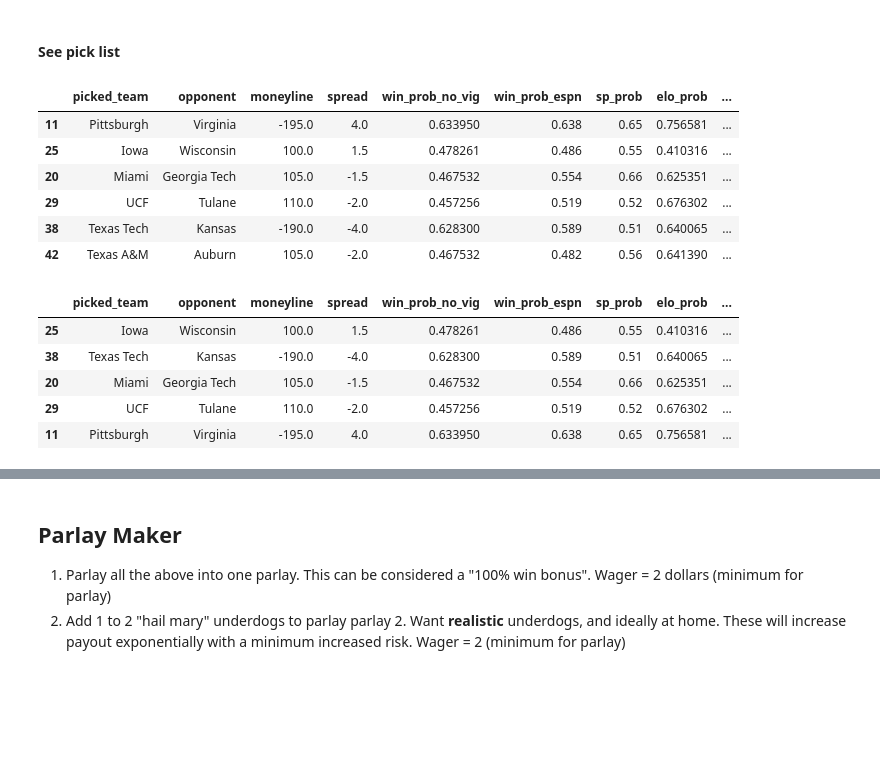
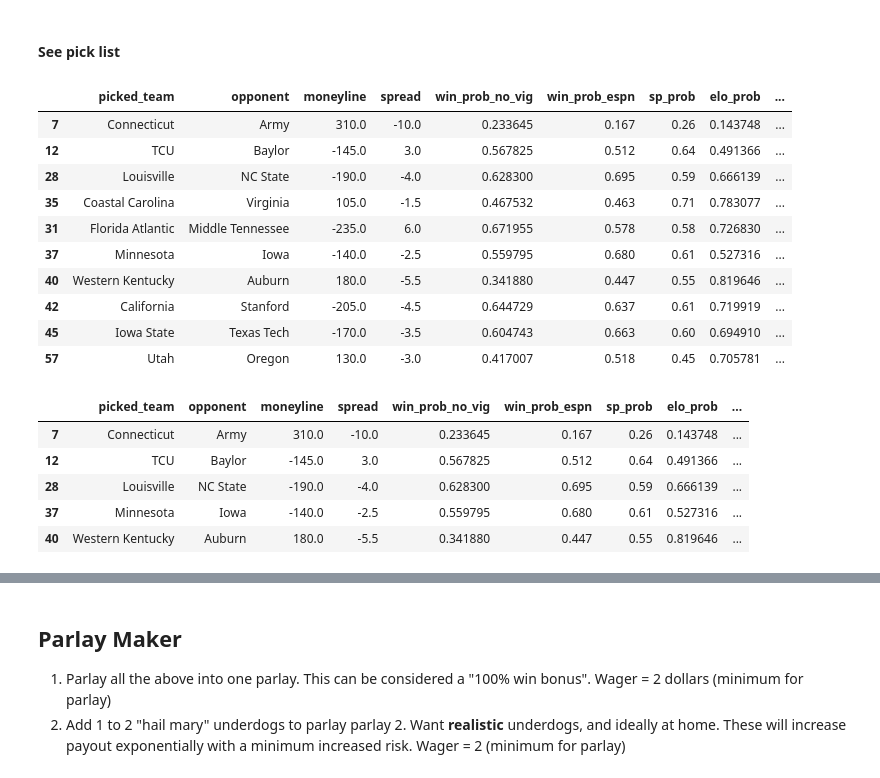
Before and after one commit to regomoto/sports_betting, a Jupyter notebook: 2022_week_12_test.ipynb, the cells around one changed output, grey strips where cells are left out. Drawn from its saved outputs; the diff is of its cells as text; code cells hidden in the pictures; blank space fills up the shorter version.

```diff
--- a/week_11_test.ipynb
+++ b/2022_week_12_test.ipynb
@@ -770,10 +770,11 @@ betting_df[(betting_df['home_moneyline_final'] >= ml_limit_lo)&\
 # %%
 # choose home favorites if any. add to list below
-home_favorites_list = ['Texas Tech']
+chosen_home_fav_list = home_fav_df['home_team'].to_list()
+home_favorites_list = chosen_home_fav_list#['']
 
 display_cols = ['home_team','home_moneyline_final', 'home_spread_final', 'Proj. margin', 'home_win_prob_no_vig_final', 'home_win_prob_espn',\
                 'home_win_prob_sp', 'home_elo_prob', 'win_loss_home','home_win_%', 'ap_rank_home','coaches_rank_home','away_team','away_win_prob_no_vig_final', \
-                'away_win_prob_espn', 'away_win_prob_sp', 'away_elo_prob', 'win_loss_away', 'away_win_%','ap_rank_away', 'coaches_rank_away', 'start_time']
+                'away_win_prob_espn', 'away_win_prob_sp', 'away_elo_prob', 'win_loss_away', 'away_win_%','ap_rank_away', 'coaches_rank_away', 'start_time', 'outlet']
 
 if len(home_favorites_list) > 0:
     home_favs_df = betting_df[betting_df['home_team'].isin(home_favorites_list)][display_cols]
@@ -798,21 +799,21 @@ For AWAY teams with moneylines >= -250 (which implies no positive moneylines...)
 - -250 ML was chosen due to 40% profit
 # %%
 # moneyline limits
-ml_limit_lo = -250
+ml_limit_lo = -290
 ml_limit_hi = 200
 
 # % limit for win prob favs
 perc_limit= .7
 perc_limit_2 = .57
 
-perc_diff_limit = 0
+perc_diff_limit = .05
 
 display_cols = ['away_team','away_moneyline_final', 'away_win_prob_no_vig_final', \
                 'away_win_prob_espn', 'away_win_prob_sp', 'away_elo_prob', 'win_loss_away', 'away_win_%', \
                'home_team','home_moneyline_final', 'Proj. margin', 'home_win_prob_no_vig_final', 'home_win_prob_espn',\
                 'home_win_prob_sp', 'home_elo_prob', 'win_loss_home','home_win_%', ]
 
-betting_df[(betting_df['away_moneyline_final'] >= ml_limit_lo)&\
+away_fav_df = betting_df[(betting_df['away_moneyline_final'] >= ml_limit_lo)&\
            (betting_df['away_moneyline_final'] <= 0) &\
            ((betting_df['away_win_prob_sp']>=perc_limit) |\
             (betting_df['away_elo_prob']>=perc_limit) |\
@@ -824,5 +825,6 @@ betting_df[(betting_df['away_moneyline_final'] >= ml_limit_lo)&\
             ((betting_df['away_win_prob_espn'] - betting_df['home_win_prob_no_vig_final'])>=perc_diff_limit)|\
             ((betting_df['away_elo_prob'] - betting_df['home_win_prob_no_vig_final'])>=perc_diff_limit))&\
            (betting_df['away_moneyline_final'] != 0)][display_cols].sort_values('home_moneyline_final')
+away_fav_df
 # %% [output]
 |  | away_team | away_moneyline_final | away_win_prob_no_vig_final | away_win_prob_espn | away_win_prob_sp | ... |
@@ -830,11 +832,12 @@ betting_df[(betting_df['away_moneyline_final'] >= ml_limit_lo)&\
 # %%
-# choose home favorites if any. add to list below
-away_favorites_list = ['Pittsburgh']
+# choose away favorites if any. add to list below
+chosen_away_fav_list = away_fav_df['away_team'].to_list()
+away_favorites_list = chosen_away_fav_list + ['TCU', 'Connecticut']
 
 display_cols = ['away_moneyline_final', 'away_team','away_win_prob_no_vig_final', 'away_win_prob_espn', \
                 'away_win_prob_sp', 'away_elo_prob', 'win_loss_away', 'away_win_%',\
                 'home_team','home_moneyline_final', 'home_spread_final', 'Proj. margin', 'home_win_prob_no_vig_final', 'home_win_prob_espn',\
-                'home_win_prob_sp', 'home_elo_prob', 'win_loss_home','home_win_%', 'start_time']
+                'home_win_prob_sp', 'home_elo_prob', 'win_loss_home','home_win_%', 'start_time', 'outlet']
 
 if len(away_favorites_list) > 0:
     away_favs_df = betting_df[betting_df['away_team'].isin(away_favorites_list)][display_cols]
@@ -855,9 +850,9 @@ away_bets_df
 away_bets_df_v2 = away_bets_df
 home_bets_df_v2 = home_bets_df
 away_display_cols = ['away_team', 'home_team', 'away_moneyline_final', 'home_spread_final', 'away_win_prob_no_vig_final', 'away_win_prob_espn', \
-                'away_win_prob_sp', 'away_elo_prob', 'start_time']
+                'away_win_prob_sp', 'away_elo_prob', 'start_time', 'outlet']
 home_display_cols = ['home_team', 'away_team', 'home_moneyline_final', 'home_spread_final', 'home_win_prob_no_vig_final', 'home_win_prob_espn', \
-                'home_win_prob_sp', 'home_elo_prob', 'start_time']
+                'home_win_prob_sp', 'home_elo_prob', 'start_time', 'outlet']
 # %%
 away_bets_df_v2 = away_bets_df_v2[away_display_cols]
 away_bets_df_v2['picked_status'] = 'away'
@@ -890,28 +890,36 @@ picks_df = pd.concat([home_bets_df_v2, away_bets_df_v2])
 # %% [markdown]
 #### See pick list
 # %%
+# make profit column for viewing
+picks_df['profit_perc'] = [round((amer_odds_to_decimal(i)-1), 4) for i in picks_df['moneyline'].to_list()]
+
 # see new picks in dataframe legs in dataframe in this notebook
 picks_df.sort_values('start_time')
 # %% [output]
 |  | picked_team | opponent | moneyline | spread | win_prob_no_vig | win_prob_espn | sp_prob | elo_prob | ... |
-| 11 | Pittsburgh | Virginia | -195.0 | 4.0 | 0.633950 | 0.638 | 0.65 | 0.756581 | ... |
-| 25 | Iowa | Wisconsin | 100.0 | 1.5 | 0.478261 | 0.486 | 0.55 | 0.410316 | ... |
-| 20 | Miami | Georgia Tech | 105.0 | -1.5 | 0.467532 | 0.554 | 0.66 | 0.625351 | ... |
-| 29 | UCF | Tulane | 110.0 | -2.0 | 0.457256 | 0.519 | 0.52 | 0.676302 | ... |
-| 38 | Texas Tech | Kansas | -190.0 | -4.0 | 0.628300 | 0.589 | 0.51 | 0.640065 | ... |
-| 42 | Texas A&M | Auburn | 105.0 | -2.0 | 0.467532 | 0.482 | 0.56 | 0.641390 | ... |
+| 7 | Connecticut | Army | 310.0 | -10.0 | 0.233645 | 0.167 | 0.26 | 0.143748 | ... |
+| 12 | TCU | Baylor | -145.0 | 3.0 | 0.567825 | 0.512 | 0.64 | 0.491366 | ... |
+| 28 | Louisville | NC State | -190.0 | -4.0 | 0.628300 | 0.695 | 0.59 | 0.666139 | ... |
+| 35 | Coastal Carolina | Virginia | 105.0 | -1.5 | 0.467532 | 0.463 | 0.71 | 0.783077 | ... |
+| 31 | Florida Atlantic | Middle Tennessee | -235.0 | 6.0 | 0.671955 | 0.578 | 0.58 | 0.726830 | ... |
+| 37 | Minnesota | Iowa | -140.0 | -2.5 | 0.559795 | 0.680 | 0.61 | 0.527316 | ... |
+| 40 | Western Kentucky | Auburn | 180.0 | -5.5 | 0.341880 | 0.447 | 0.55 | 0.819646 | ... |
+| 42 | California | Stanford | -205.0 | -4.5 | 0.644729 | 0.637 | 0.61 | 0.719919 | ... |
+| 45 | Iowa State | Texas Tech | -170.0 | -3.5 | 0.604743 | 0.663 | 0.60 | 0.694910 | ... |
+| 57 | Utah | Oregon | 130.0 | -3.0 | 0.417007 | 0.518 | 0.45 | 0.705781 | ... |
 # %%
 # remove any teams if news, not feeling it, etc
-remove_team_list = ['Texas A&M']
-picks_df = picks_df[~picks_df['picked_team'].isin(remove_team_list)]
-picks_df
+remove_team_list = ['Coastal Carolina', 'Iowa State','Utah', 'California', 'Florida Atlantic']
+if len(remove_team_list)>0:
+    picks_df = picks_df[~picks_df['picked_team'].isin(remove_team_list)]
+picks_df.sort_values('start_time')
 # %% [output]
 |  | picked_team | opponent | moneyline | spread | win_prob_no_vig | win_prob_espn | sp_prob | elo_prob | ... |
-| 25 | Iowa | Wisconsin | 100.0 | 1.5 | 0.478261 | 0.486 | 0.55 | 0.410316 | ... |
-| 38 | Texas Tech | Kansas | -190.0 | -4.0 | 0.628300 | 0.589 | 0.51 | 0.640065 | ... |
-| 20 | Miami | Georgia Tech | 105.0 | -1.5 | 0.467532 | 0.554 | 0.66 | 0.625351 | ... |
-| 29 | UCF | Tulane | 110.0 | -2.0 | 0.457256 | 0.519 | 0.52 | 0.676302 | ... |
-| 11 | Pittsburgh | Virginia | -195.0 | 4.0 | 0.633950 | 0.638 | 0.65 | 0.756581 | ... |
+| 7 | Connecticut | Army | 310.0 | -10.0 | 0.233645 | 0.167 | 0.26 | 0.143748 | ... |
+| 12 | TCU | Baylor | -145.0 | 3.0 | 0.567825 | 0.512 | 0.64 | 0.491366 | ... |
+| 28 | Louisville | NC State | -190.0 | -4.0 | 0.628300 | 0.695 | 0.59 | 0.666139 | ... |
+| 37 | Minnesota | Iowa | -140.0 | -2.5 | 0.559795 | 0.680 | 0.61 | 0.527316 | ... |
+| 40 | Western Kentucky | Auburn | 180.0 | -5.5 | 0.341880 | 0.447 | 0.55 | 0.819646 | ... |
 # %%
 # export dataframe to csv
 picks_df.to_csv('./output/' + df_name_prefix + '.picks.csv', index = False)
```
Also changed, not shown: parts of 27 cells of this notebook, 2 other files.
